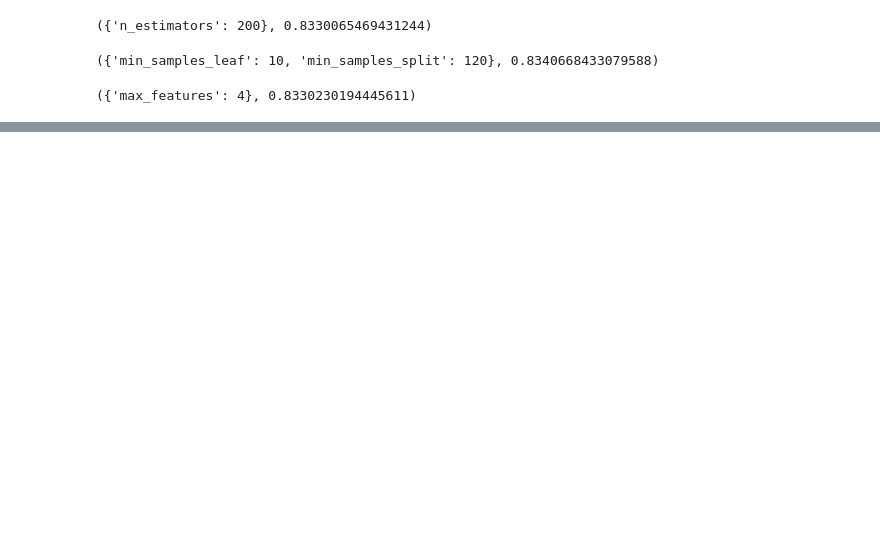
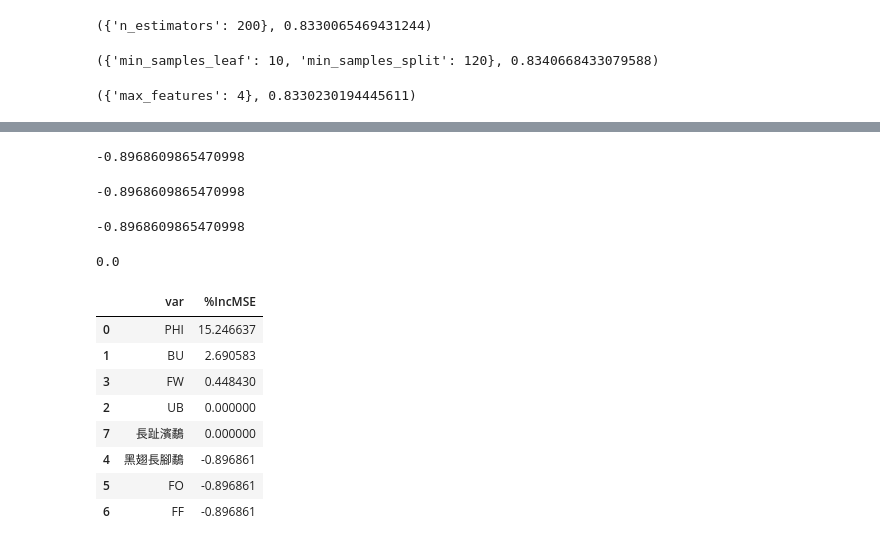
Before and after one commit to yenee/class, a Jupyter notebook: report.ipynb, the cells around one changed output, grey strips where cells are left out. Drawn from its saved outputs; the diff is of its cells as text; code cells hidden in the pictures; blank space fills up the shorter version.

```diff
--- a/report.ipynb
+++ b/report.ipynb
@@ -191,0 +240,67 @@ rf2.oob_score_
+# %%
+#delete 黑翅長腳鷸
+Test = df[['PHI','BU','UB','FW','FO','FF','長趾濱鷸']]
+rf = RandomForestClassifier(n_estimators= 200,min_samples_split=120,
+                min_samples_leaf=10, max_features=4 ,oob_score=True, random_state=10)
+rf.fit(Test,y)
+oob_error5 = 1 - rf.oob_score_
+IncMSE_x5 = (oob_error5-oob_error)/oob_error*100
+IncMSE_x5
+# %% [output]
+-0.8968609865470998
+# %%
+#delete FO
+Test = df[['PHI','BU','UB','FW','黑翅長腳鷸','FF','長趾濱鷸']]
+rf = RandomForestClassifier(n_estimators= 200,min_samples_split=120,
+                min_samples_leaf=10, max_features=4 ,oob_score=True, random_state=10)
+rf.fit(Test,y)
+oob_error6 = 1 - rf.oob_score_
+IncMSE_x6 = (oob_error6-oob_error)/oob_error*100
+IncMSE_x6
+# %% [output]
+-0.8968609865470998
+# %%
+#delete FF X = df[['PHI','BU','UB','FW','黑翅長腳鷸','FO','FF','長趾濱鷸']]
+Test = df[['PHI','BU','UB','FW','黑翅長腳鷸','FO','長趾濱鷸']]
+rf = RandomForestClassifier(n_estimators= 200,min_samples_split=120,
+                min_samples_leaf=10, max_features=4 ,oob_score=True, random_state=10)
+rf.fit(Test,y)
+oob_error7 = 1 - rf.oob_score_
+IncMSE_x7 = (oob_error7-oob_error)/oob_error*100
+IncMSE_x7
+# %% [output]
+-0.8968609865470998
+# %%
+#delete 長趾濱鷸
+Test = df[['PHI','BU','UB','FW','黑翅長腳鷸','FO','FF']]
+rf = RandomForestClassifier(n_estimators= 200,min_samples_split=120,
+                min_samples_leaf=10, max_features=4 ,oob_score=True, random_state=10)
+rf.fit(Test,y)
+oob_error8 = 1 - rf.oob_score_
+IncMSE_x8 = (oob_error8-oob_error)/oob_error*100
+IncMSE_x8
+# %% [output]
+0.0
+# %%
+grades = {
+    "var": ['PHI','BU','UB','FW','黑翅長腳鷸','FO','FF','長趾濱鷸'],
+    "oob_error": [oob_error1, oob_error2, oob_error3, oob_error4, oob_error5, oob_error6, oob_error7, oob_error8],
+    "%IncMSE": [IncMSE_x1, IncMSE_x2, IncMSE_x3, IncMSE_x4, IncMSE_x5, IncMSE_x6, IncMSE_x7, IncMSE_x8]
+}
+
+rf_inc = pd.DataFrame(grades)
+rf_inc
+rf_inc.sort_values(by=['%IncMSE'], ascending=False)
+# %%
+rf_inc1 = rf_inc[['var','%IncMSE']]
+rf_inc1.sort_values(by=['%IncMSE'], ascending=False)
+# %% [output]
+|  | var | %IncMSE |
+| 0 | PHI | 15.246637 |
+| 1 | BU | 2.690583 |
+| 3 | FW | 0.448430 |
+| 2 | UB | 0.000000 |
+| 7 | 長趾濱鷸 | 0.000000 |
+| 4 | 黑翅長腳鷸 | -0.896861 |
+| 5 | FO | -0.896861 |
+| 6 | FF | -0.896861 |
```
Also changed, not shown: parts of 17 cells of this notebook.
